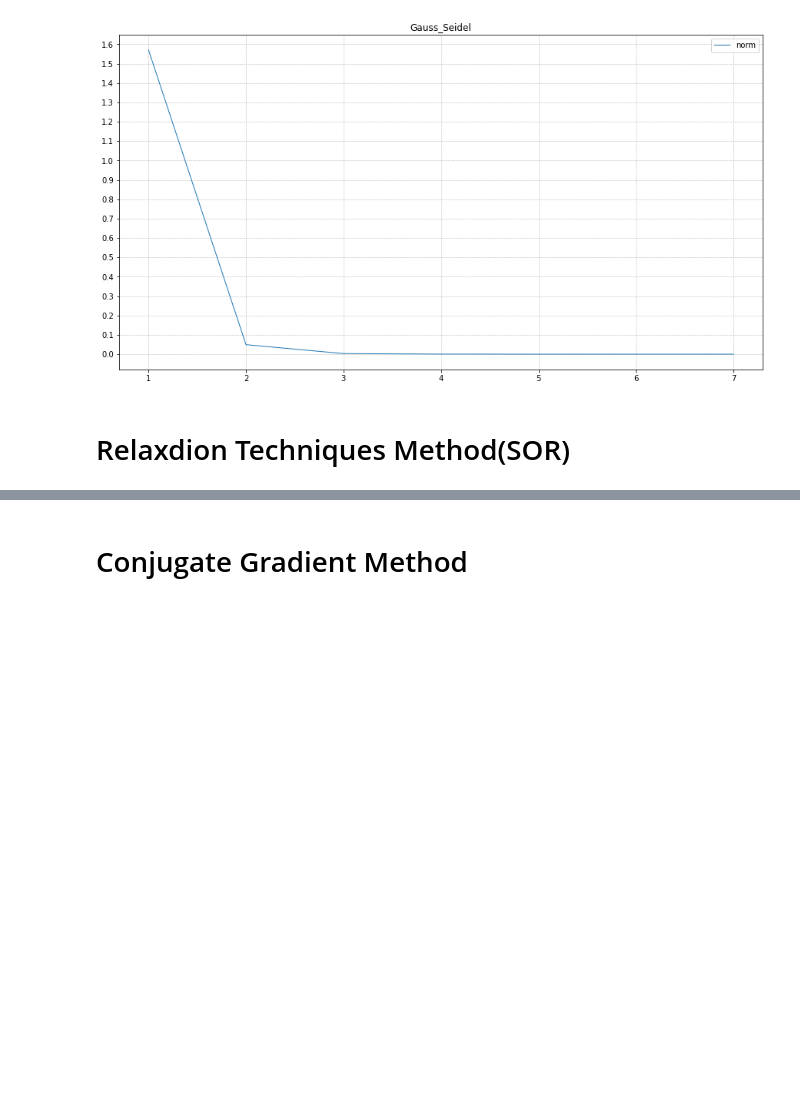
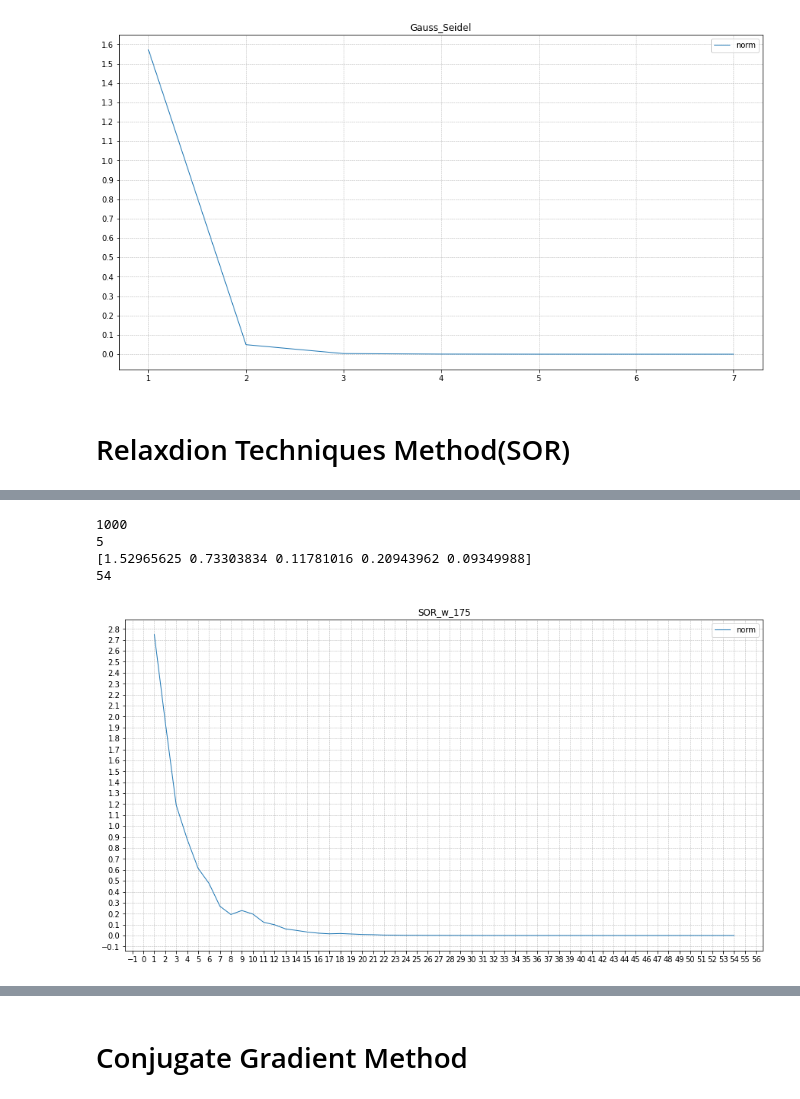
Before and after one commit to leoliu5550/numerical, a Jupyter notebook: SOR_Method.ipynb, the cells around one changed output, grey strips where cells are left out. Drawn from its saved outputs; the diff is of its cells as text; code cells hidden in the pictures; blank space fills up the shorter version.

```diff
--- a/SOR_Method.ipynb
+++ b/SOR_Method.ipynb
@@ -185,8 +185,9 @@ def SOR(A_matrix,B_matrix,w = 1,test=False):
                     continue
                 summ += A_matrix[i][j] * x[j]
 
-            x[i] = (-summ + B_matrix[i])/A_matrix[i][i]
+            x[i] = w*(-summ + B_matrix[i])/A_matrix[i][i]
 
+            x[i] +=(1-w)*x_p[i]
         esp = escape(x_p,x,TOL)[0]
 
         loss.append(escape(x_p,x,TOL)[1])
@@ -253,0 +211,13 @@ SOR(Test_matrix,tb_matrix,w = 1,test=True)
+# %%
+x,loss,k = SOR(create_data(size)[0],create_data(size)[1],w = 1.75)
+print(N)
+print(size)
+print(x)
+print(k)
+draw(loss,'SOR_w_175')
+# %% [output]
+1000
+5
+[1.52965625 0.73303834 0.11781016 0.20943962 0.09349988]
+54
+[figure, added]
```
Also changed, not shown: parts of 10 cells of this notebook.
